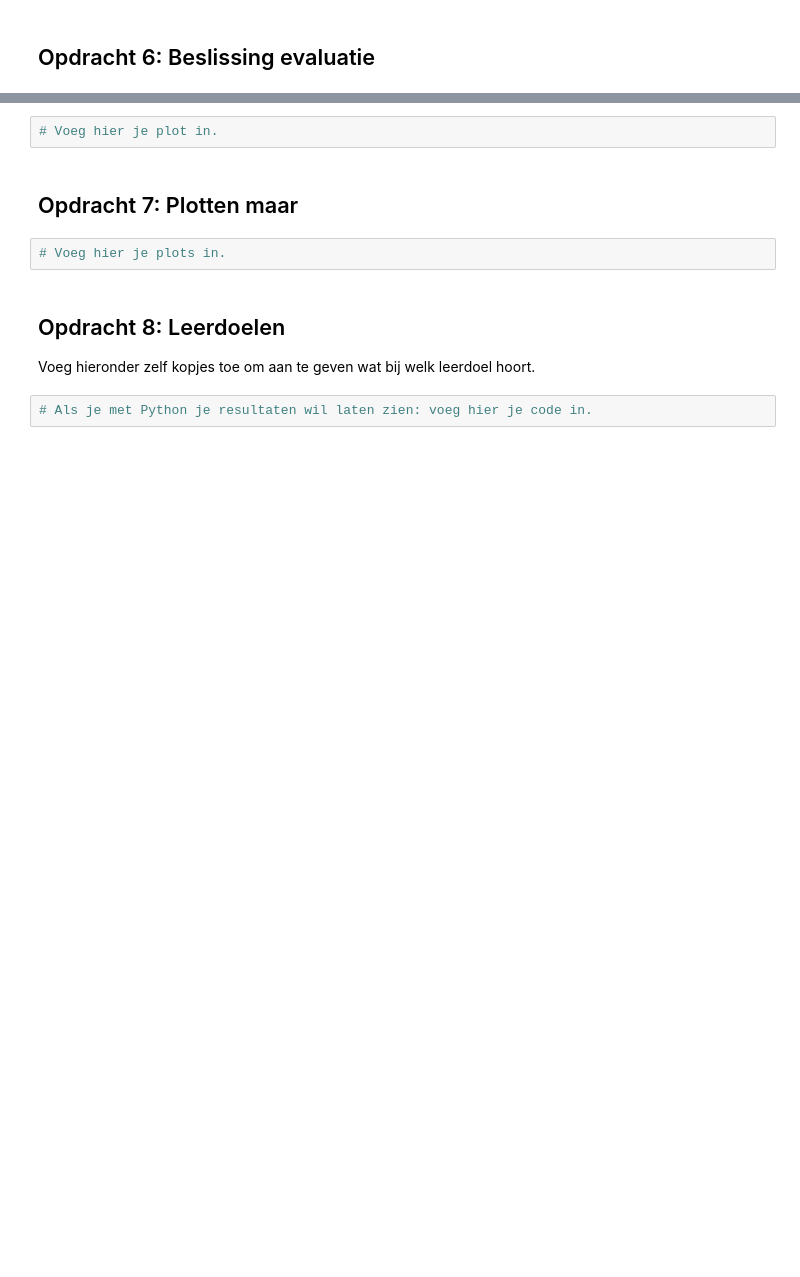
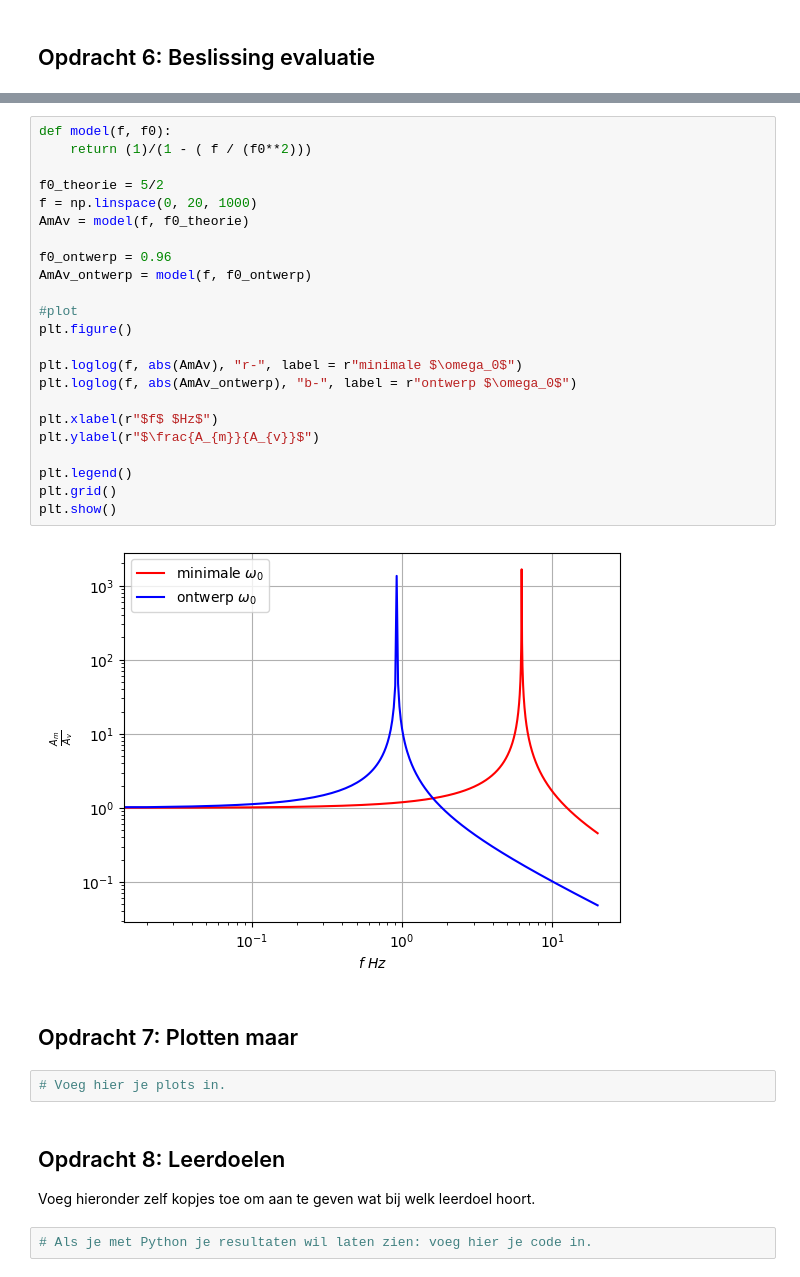
Before and after one commit to gltChboy/opdrachten-DEF-D, a Jupyter notebook: FysiekeOntwerpopdrachten/5MaakEenOpstellingTrillingsvrij/Ontwerpopdracht5MaakEenOpstellingTrillingsvrijInvulTemplate.ipynb, the cells around one changed output, grey strips where cells are left out. Drawn from its saved outputs; the diff is of its cells as text; blank space fills up the shorter version.

```diff
--- a/FysiekeOntwerpopdrachten/5MaakEenOpstellingTrillingsvrij/Ontwerpopdracht5MaakEenOpstellingTrillingsvrijInvulTemplate.ipynb
+++ b/FysiekeOntwerpopdrachten/5MaakEenOpstellingTrillingsvrij/Ontwerpopdracht5MaakEenOpstellingTrillingsvrijInvulTemplate.ipynb
@@ -104,7 +216,30 @@ Deze grafiek heb je later weer nodig om je gemeten punten aan toe te voegen. Ga
 
 Als je hier negatief geantwoord hebt, kopieer onder deze cel dan alle cellen van Synthese tot en met Evaluation & decision en doorloop dat deel van het ontwerp proces nogmaals.
 # %%
-# Voeg hier je plot in.
+def model(f, f0):
+    return (1)/(1 - ( f / (f0**2)))
+
+f0_theorie = 5/2
+f = np.linspace(0, 20, 1000)
+AmAv = model(f, f0_theorie)
+
+f0_ontwerp = 0.96
+AmAv_ontwerp = model(f, f0_ontwerp)
+
+#plot
+plt.figure()
+
+plt.loglog(f, abs(AmAv), "r-", label = r"minimale $\omega_0$")
+plt.loglog(f, abs(AmAv_ontwerp), "b-", label = r"ontwerp $\omega_0$")
+
+plt.xlabel(r"$f$ $Hz$")
+plt.ylabel(r"$\frac{A_{m}}{A_{v}}$")
+
+plt.legend()
+plt.grid()
+plt.show()
+# %% [output]
+[figure, added]
 # %% [markdown]
 ## Opdracht 7: Plotten maar
 # %%
```
Also changed, not shown: parts of 12 cells of this notebook, 1 other file.
